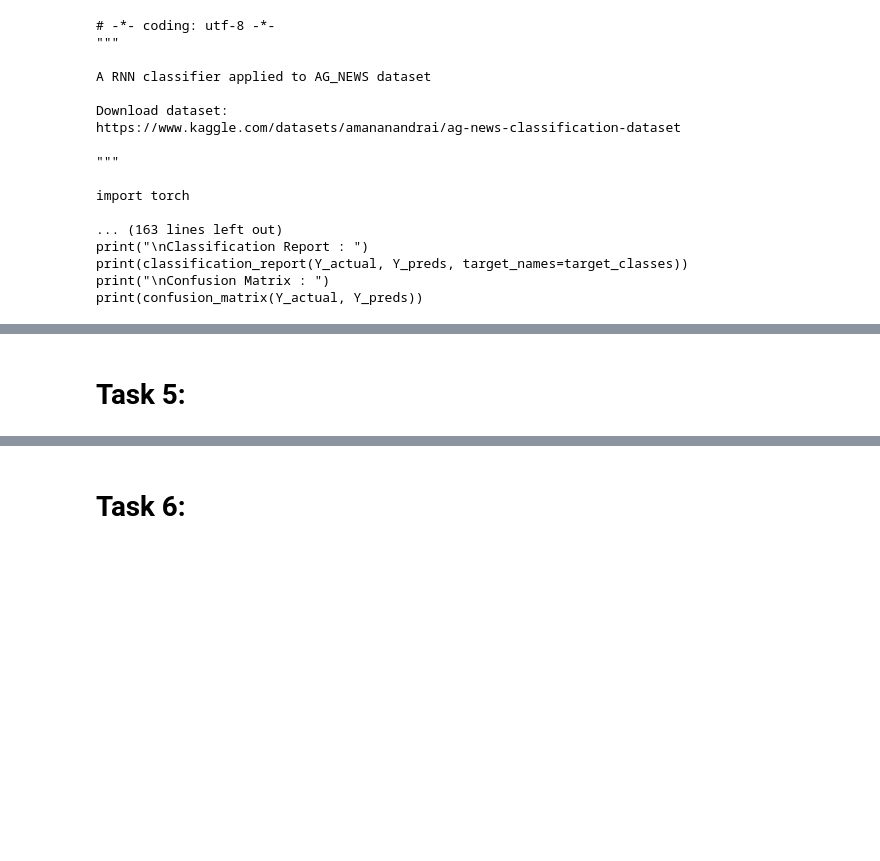
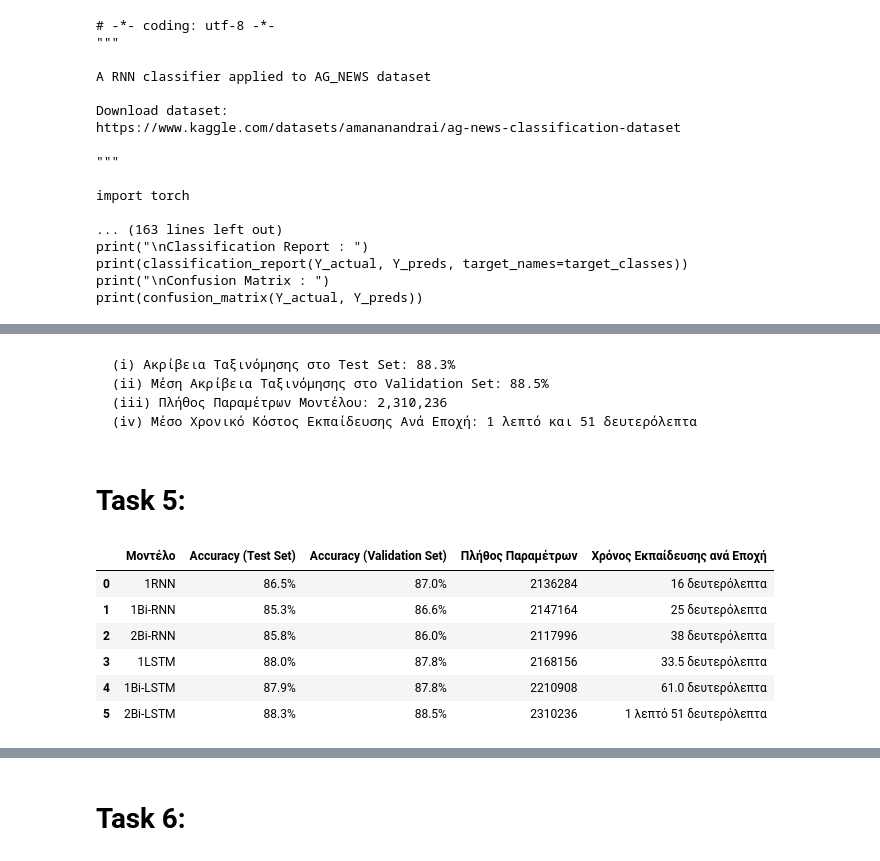
Before and after one commit to agrigoridou/Recurrent-Neural-Networks, a Jupyter notebook: Β_Recurrent_Neural_Networks.ipynb, the cells around one changed output, grey strips where cells are left out. Cells and saved outputs as stored; diff of their text form; code cells hidden in the pictures; blank space fills up the shorter version.

````diff
--- a/Β_Recurrent_Neural_Networks.ipynb
+++ b/Β_Recurrent_Neural_Networks.ipynb
@@ -515,2 +600,37 @@ RuntimeError: mat1 and mat2 shapes cannot be multiplied (1024x128 and 256x4)
+# %% [markdown]
+
+
+```
+(i) Ακρίβεια Ταξινόμησης στο Test Set: 88.3%
+(ii) Μέση Ακρίβεια Ταξινόμησης στο Validation Set: 88.5%
+(iii) Πλήθος Παραμέτρων Μοντέλου: 2,310,236
+(iv) Μέσο Χρονικό Κόστος Εκπαίδευσης Ανά Εποχή: 1 λεπτό και 51 δευτερόλεπτα
+```
 # %% [markdown]
 # Task 5:
+# %%
+import pandas as pd
+
+# Δημιουργία του DataFrame με τα δεδομένα
+data = {
+    'Μοντέλο': ['1RNN', '1Bi-RNN', '2Bi-RNN', '1LSTM', '1Bi-LSTM', '2Bi-LSTM'],
+    'Accuracy (Test Set)': ['86.5%', '85.3%', '85.8%', '88.0%', '87.9%', '88.3%'],
+    'Accuracy (Validation Set)': ['87.0%', '86.6%', '86.0%', '87.8%', '87.8%', '88.5%'],
+    'Πλήθος Παραμέτρων': [2136284, 2147164, 2117996, 2168156, 2210908, 2310236],
+    'Χρόνος Εκπαίδευσης ανά Εποχή': ['16 δευτερόλεπτα', '25 δευτερόλεπτα', '38 δευτερόλεπτα',
+                                    '33.5 δευτερόλεπτα', '61.0 δευτερόλεπτα', '1 λεπτό 51 δευτερόλεπτα']
+}
+
+# Δημιουργία DataFrame
+df = pd.DataFrame(data)
+
+# Εμφάνιση του πίνακα
+df
+# %% [output]
+|  | Μοντέλο | Accuracy (Test Set) | Accuracy (Validation Set) | Πλήθος Παραμέτρων | Χρόνος Εκπαίδευσης ανά Εποχή |
+| 0 | 1RNN | 86.5% | 87.0% | 2136284 | 16 δευτερόλεπτα |
+| 1 | 1Bi-RNN | 85.3% | 86.6% | 2147164 | 25 δευτερόλεπτα |
+| 2 | 2Bi-RNN | 85.8% | 86.0% | 2117996 | 38 δευτερόλεπτα |
+| 3 | 1LSTM | 88.0% | 87.8% | 2168156 | 33.5 δευτερόλεπτα |
+| 4 | 1Bi-LSTM | 87.9% | 87.8% | 2210908 | 61.0 δευτερόλεπτα |
+| 5 | 2Bi-LSTM | 88.3% | 88.5% | 2310236 | 1 λεπτό 51 δευτερόλεπτα |
````
Also changed, not shown: parts of 50 cells of this notebook.
